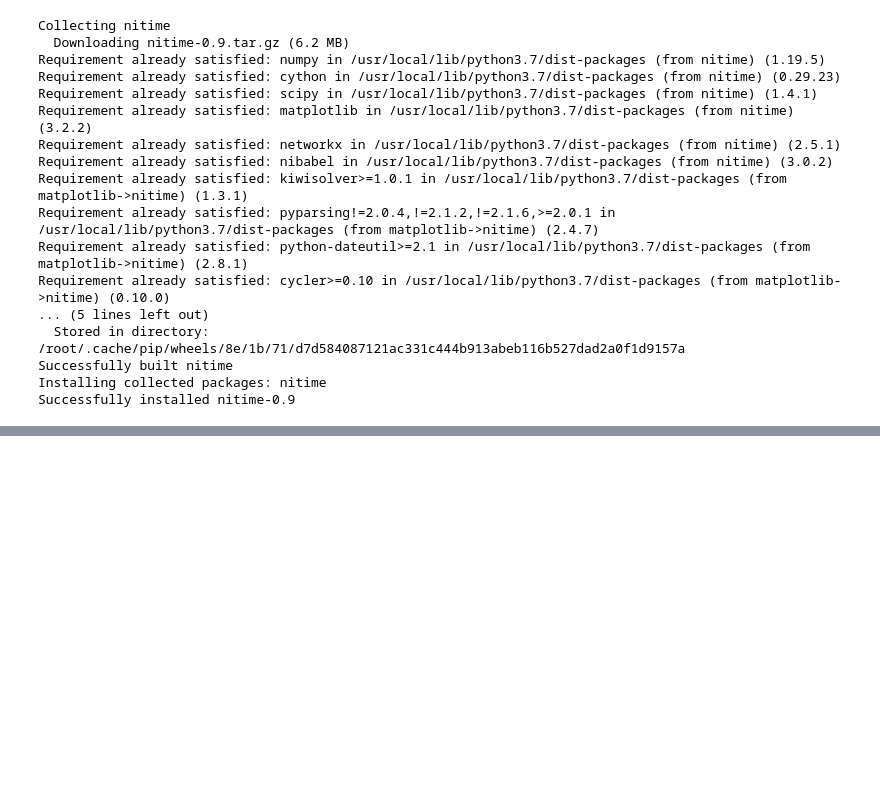
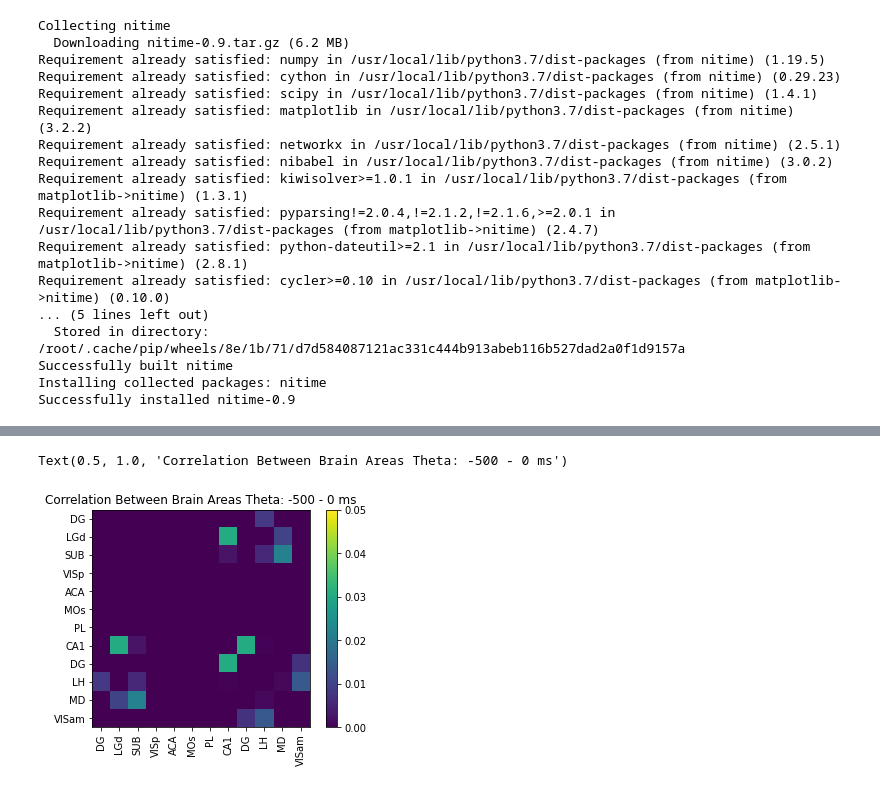
Before and after one commit to kayteeflick/nma_cn_flow_state, a Jupyter notebook: template.ipynb, the cells around one changed output, grey strips where cells are left out. Drawn from its saved outputs; the diff is of its cells as text; code cells hidden in the pictures; blank space fills up the shorter version.

```diff
--- a/template.ipynb
+++ b/template.ipynb
@@ -576,0 +591,13 @@ plot_directional(*baccala_example3(), time_halfbandwidth_product=3)
+# %%
+pval[pval > 0.05] = -1
+plt.imshow(pval[0:12,0:12])
+plt.colorbar()
+plt.clim(0,0.05)
+positions = (0,1, 2, 3,4,5,6,7,8,9,10,11)
+labels = session11['brain_area_lfp']
+plt.xticks(positions, labels,rotation = 'vertical')
+plt.yticks(positions, labels)
+plt.title('Correlation Between Brain Areas Theta: -500 - 0 ms')
+# %% [output]
+Text(0.5, 1.0, 'Correlation Between Brain Areas Theta: -500 - 0 ms')
+[figure, added]
```
Also changed, not shown: parts of 2 cells of this notebook.
